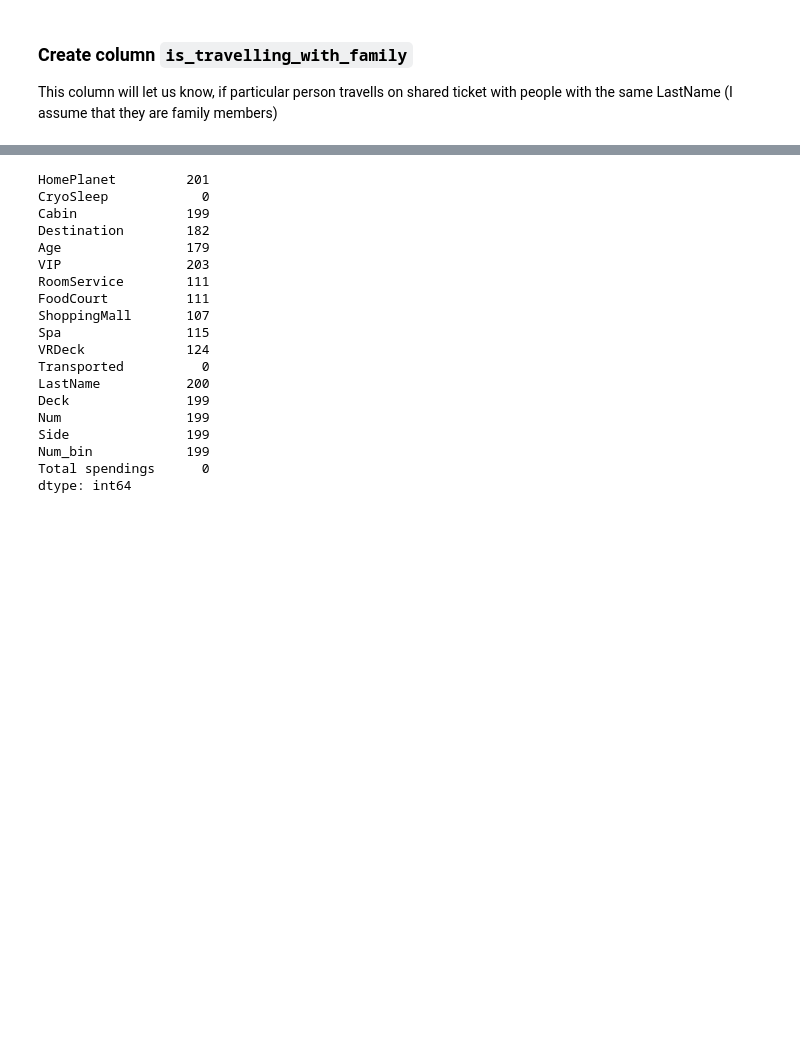
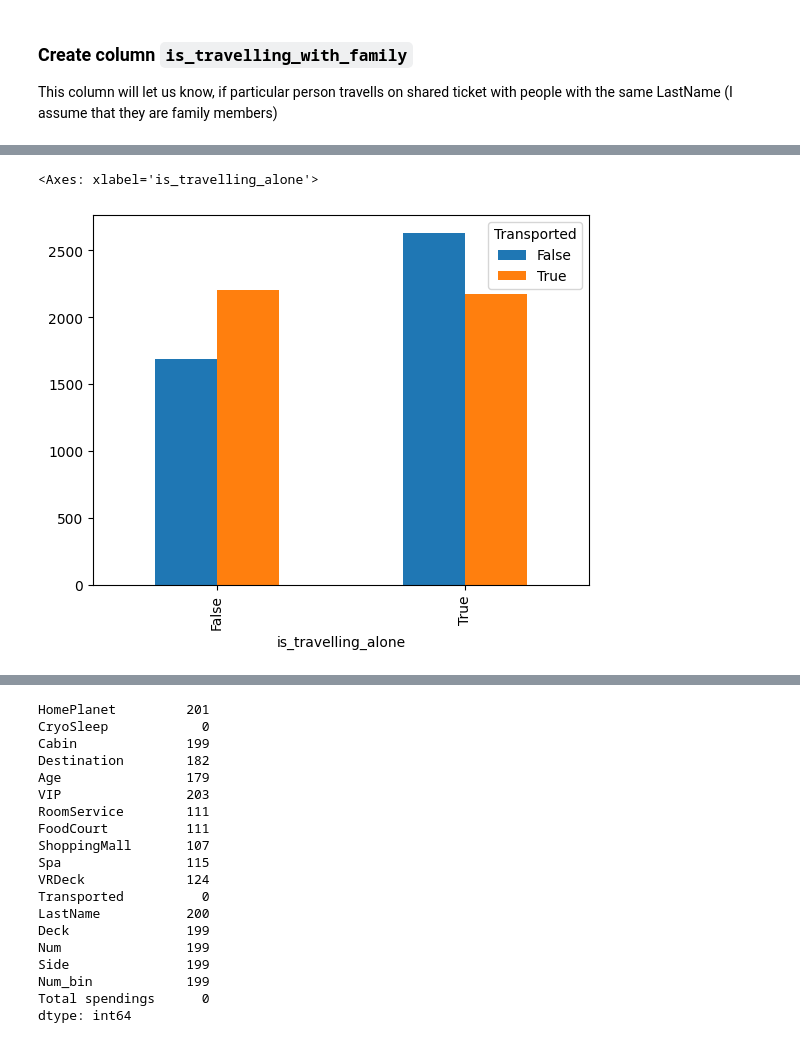
Before and after one commit to KosAqH/World-Tour-EDA, a Jupyter notebook: Space Titanic/analyse.ipynb, the cells around one changed output, grey strips where cells are left out. Saved outputs shown, nothing was run; the diff lists cells and outputs as text; code cells hidden in the pictures; blank space fills up the shorter version.

Commit message:
Create columns 'is_travelling_with_family' and 'is_travelling_alone' for entire dataset

```diff
--- a/Space Titanic/analyse.ipynb
+++ b/Space Titanic/analyse.ipynb
@@ -279,2 +265,2 @@ Name: InvidualId, dtype: bool
 # %%
-tmp_df.loc[~(tmp_df.duplicated("TicketId", keep=False)), "is_travelling_alone"] = True
+df.loc[~(df.duplicated("TicketId", keep=False)), "is_travelling_alone"] = True
@@ -297,8 +284,8 @@ tmp_df
 ### Create  column `is_travelling_with_family`
 This column will let us know, if particular person travells on shared ticket with people with the same LastName (I assume that they are family members)
 # %%
-tmp_df.loc[:, "is_travelling_with_family"] = False
+df.loc[:, "is_travelling_with_family"] = False
 # %%
-tmp_df.loc[6, "LastName"] = "Bubbles"
+df.loc[6, "LastName"] = "Bubbles"
 # %%
-tmp_df.loc[~tmp_df["is_travelling_alone"] & (tmp_df.duplicated("LastName", keep=False)), "is_travelling_with_family"] = True
+df.loc[~df["is_travelling_alone"] & (df.duplicated("LastName", keep=False)), "is_travelling_with_family"] = True
@@ -319,0 +320,5 @@ tmp_df
+# %%
+df.groupby("is_travelling_alone")["Transported"].value_counts().unstack().plot(kind="bar")
+# %% [output]
+<Axes: xlabel='is_travelling_alone'>
+[figure, added]
```
Also changed, not shown: parts of 8 cells of this notebook.
